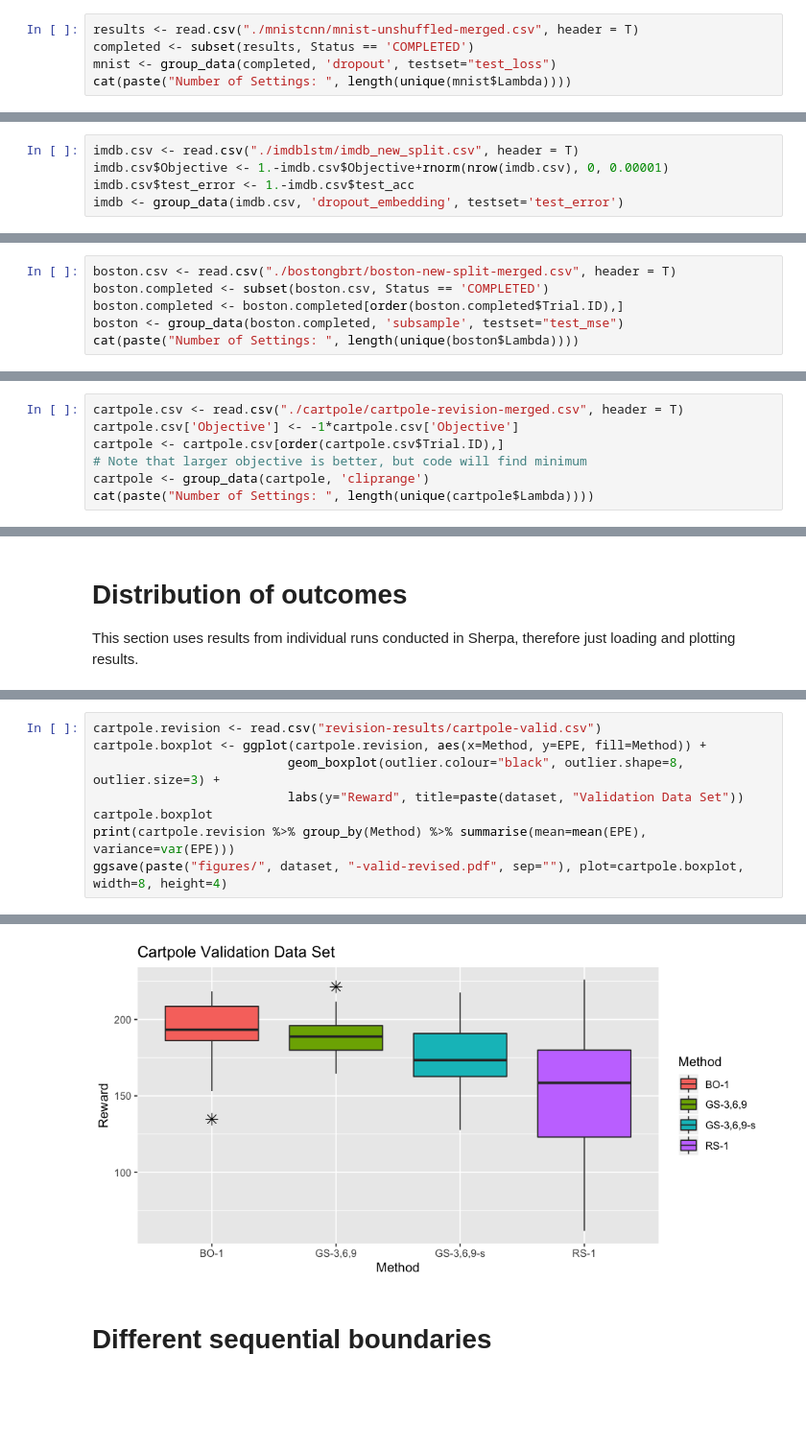
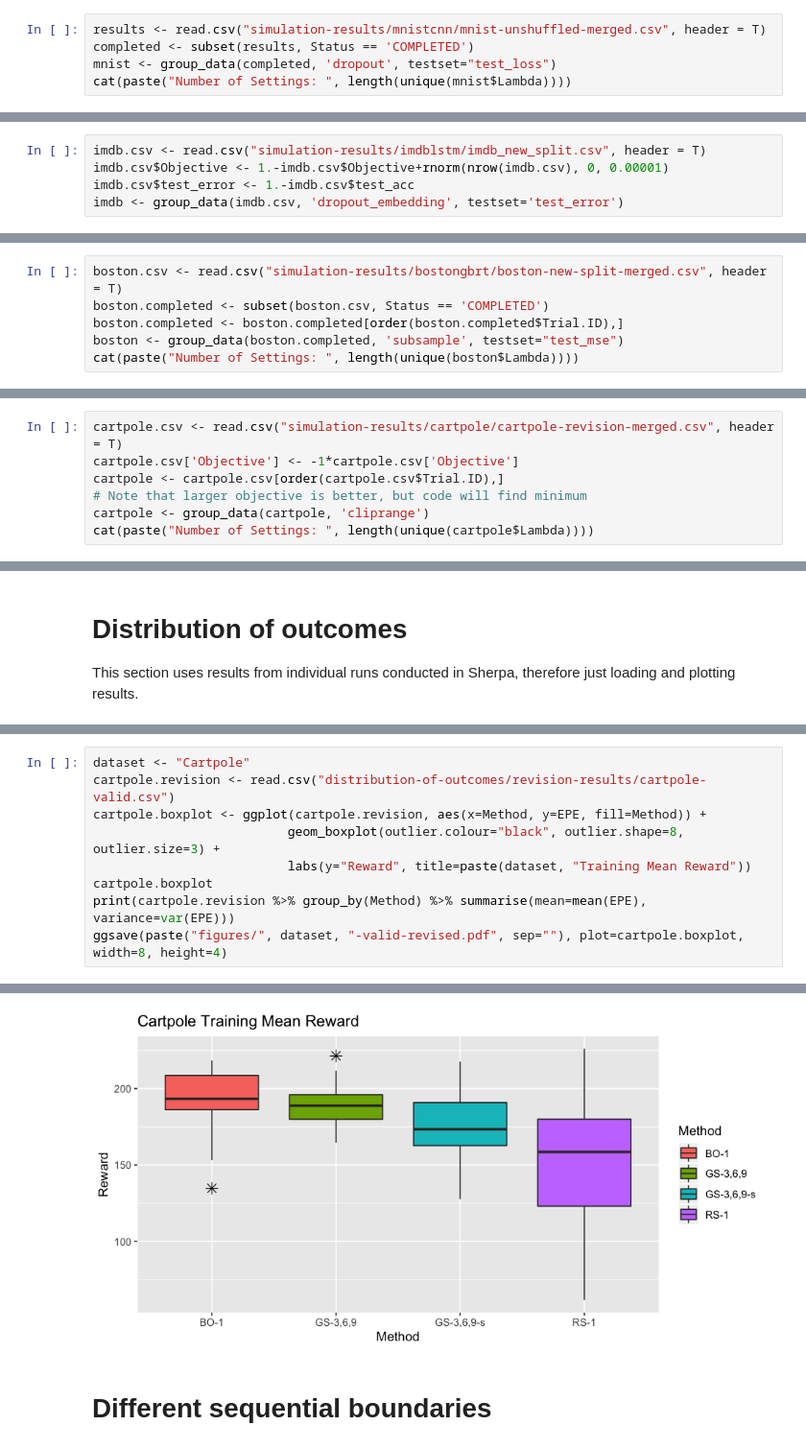
Before and after one commit to LarsHH/reproducible-hyperparameter-optimization-jcgs-2019, a Jupyter notebook: main.ipynb, the cells around one changed output, grey strips where cells are left out. Shown at 96% size. Cells and saved outputs as stored; diff of their text form; blank space fills up the shorter version.

```diff
--- a/main.ipynb
+++ b/main.ipynb
@@ -701,7 +683,7 @@ seqboundary.results <- list()
 # %% [markdown]
 # MNIST
 # %%
-results <- read.csv("./mnistcnn/mnist-unshuffled-merged.csv", header = T)
+results <- read.csv("simulation-results/mnistcnn/mnist-unshuffled-merged.csv", header = T)
 completed <- subset(results, Status == 'COMPLETED')
 mnist <- group_data(completed, 'dropout', testset="test_loss")
 cat(paste("Number of Settings: ", length(unique(mnist$Lambda))))
@@ -788,7 +770,7 @@ for(P in names(seqboundary.results[["MNIST"]])){
 # %% [markdown]
 # IMDB
 # %%
-imdb.csv <- read.csv("./imdblstm/imdb_new_split.csv", header = T)
+imdb.csv <- read.csv("simulation-results/imdblstm/imdb_new_split.csv", header = T)
 imdb.csv$Objective <- 1.-imdb.csv$Objective+rnorm(nrow(imdb.csv), 0, 0.00001)
 imdb.csv$test_error <- 1.-imdb.csv$test_acc
 imdb <- group_data(imdb.csv, 'dropout_embedding', testset='test_error')
@@ -882,7 +864,7 @@ for(P in names(seqboundary.results[["IMDB"]])){
 # %% [markdown]
 # Boston
 # %%
-boston.csv <- read.csv("./bostongbrt/boston-new-split-merged.csv", header = T)
+boston.csv <- read.csv("simulation-results/bostongbrt/boston-new-split-merged.csv", header = T)
 boston.completed <- subset(boston.csv, Status == 'COMPLETED')
 boston.completed <- boston.completed[order(boston.completed$Trial.ID),]
 boston <- group_data(boston.completed, 'subsample', testset="test_mse")
@@ -964,7 +946,7 @@ for(P in names(seqboundary.results[["Boston"]])){
 # %% [markdown]
 # Cartpole PPO
 # %%
-cartpole.csv <- read.csv("./cartpole/cartpole-revision-merged.csv", header = T)
+cartpole.csv <- read.csv("simulation-results/cartpole/cartpole-revision-merged.csv", header = T)
 cartpole.csv['Objective'] <- -1*cartpole.csv['Objective']
 cartpole <- cartpole.csv[order(cartpole.csv$Trial.ID),]
 # Note that larger objective is better, but code will find minimum
@@ -1138,22 +1121,23 @@ ggsave(paste("figures/", dataset, "-test-revised.pdf", sep=""), plot=test.boxplo
 4 RS-1        9.48   0.133
 [figure]
 # %%
-cartpole.revision <- read.csv("revision-results/cartpole-valid.csv")
+dataset <- "Cartpole"
+cartpole.revision <- read.csv("distribution-of-outcomes/revision-results/cartpole-valid.csv")
 cartpole.boxplot <- ggplot(cartpole.revision, aes(x=Method, y=EPE, fill=Method)) +
                           geom_boxplot(outlier.colour="black", outlier.shape=8, outlier.size=3) +
-                          labs(y="Reward", title=paste(dataset, "Validation Data Set"))
+                          labs(y="Reward", title=paste(dataset, "Training Mean Reward"))
 cartpole.boxplot
 print(cartpole.revision %>% group_by(Method) %>% summarise(mean=mean(EPE), variance=var(EPE)))
 ggsave(paste("figures/", dataset, "-valid-revised.pdf", sep=""), plot=cartpole.boxplot, width=8, height=4)
 # %% [output]
 # A tibble: 4 x 3
   Method      mean variance
   <fct>      <dbl>    <dbl>
 1 BO-1        192.     520.
 2 GS-3,6,9    189.     227.
 3 GS-3,6,9-s  175.     725.
 4 RS-1        153.    2120.
-[figure, old version]
+[figure, new version]
 # %% [markdown]
 # Different sequential boundaries
 # %%
```
Also changed, not shown: parts of 5 cells of this notebook.
